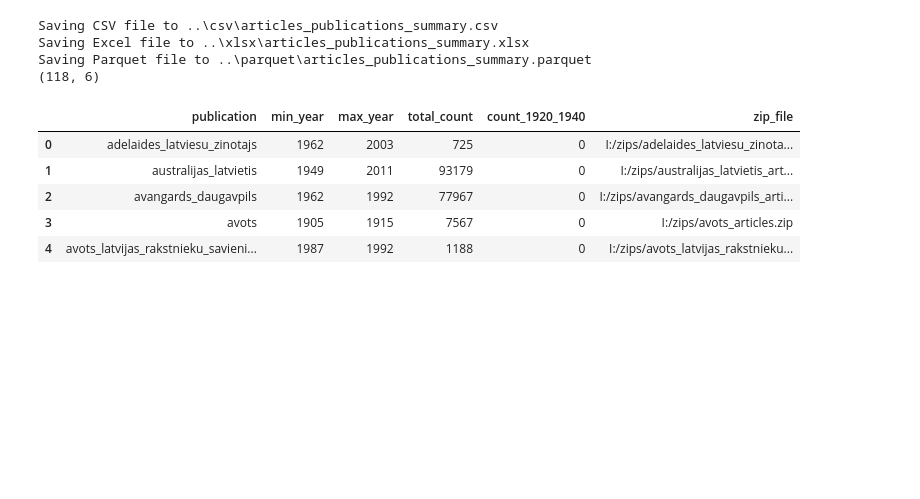
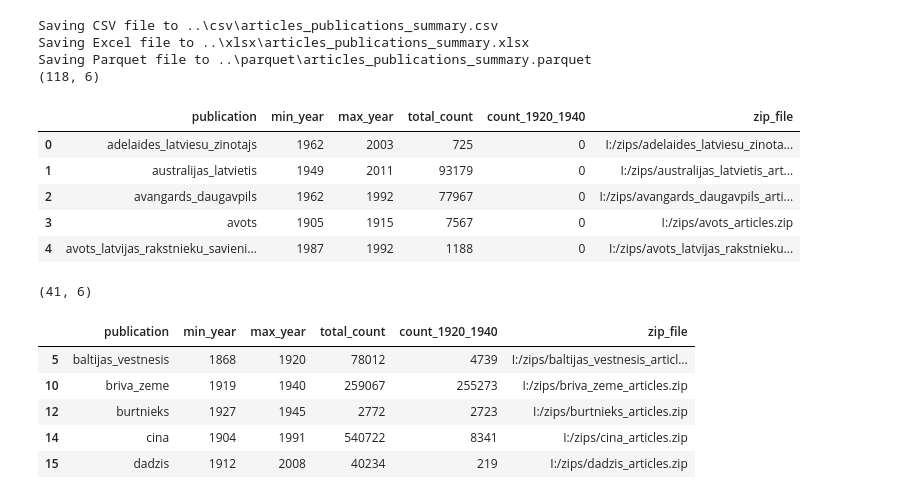
Before and after one commit to ValRCS/lnb_transports, a Jupyter notebook: notebooks/Gathering_Stats_Periodicals.ipynb, the cells around one changed output. Saved outputs shown, nothing was run; the diff lists cells and outputs as text; code cells hidden in the pictures; blank space fills up the shorter version.

```diff
--- a/notebooks/Gathering_Stats_Periodicals.ipynb
+++ b/notebooks/Gathering_Stats_Periodicals.ipynb
@@ -201,3 +201,18 @@ excel_folder = Path("../excel")
 excel_folder.mkdir(exist_ok=True)
 excel_file = excel_folder / "articles_publications_summary.xlsx"
 df.to_excel(excel_file, index=False)
+# %%
+# let's filter only those publications which have more than 0 publication in 1920-1940 period
+df_filtered = df.query("count_1920_1940 > 0")
+# shape
+print(df_filtered.shape)
+# first 5 rows
+df_filtered.head()
+# %% [output]
+(41, 6)
+|  | publication | min_year | max_year | total_count | count_1920_1940 | zip_file |
+| 5 | baltijas_vestnesis | 1868 | 1920 | 78012 | 4739 | I:/zips/baltijas_vestnesis_articl... |
+| 10 | briva_zeme | 1919 | 1940 | 259067 | 255273 | I:/zips/briva_zeme_articles.zip |
+| 12 | burtnieks | 1927 | 1945 | 2772 | 2723 | I:/zips/burtnieks_articles.zip |
+| 14 | cina | 1904 | 1991 | 540722 | 8341 | I:/zips/cina_articles.zip |
+| 15 | dadzis | 1912 | 2008 | 40234 | 219 | I:/zips/dadzis_articles.zip |
```
Also changed, not shown: parts of 3 cells of this notebook, 2 other files.
